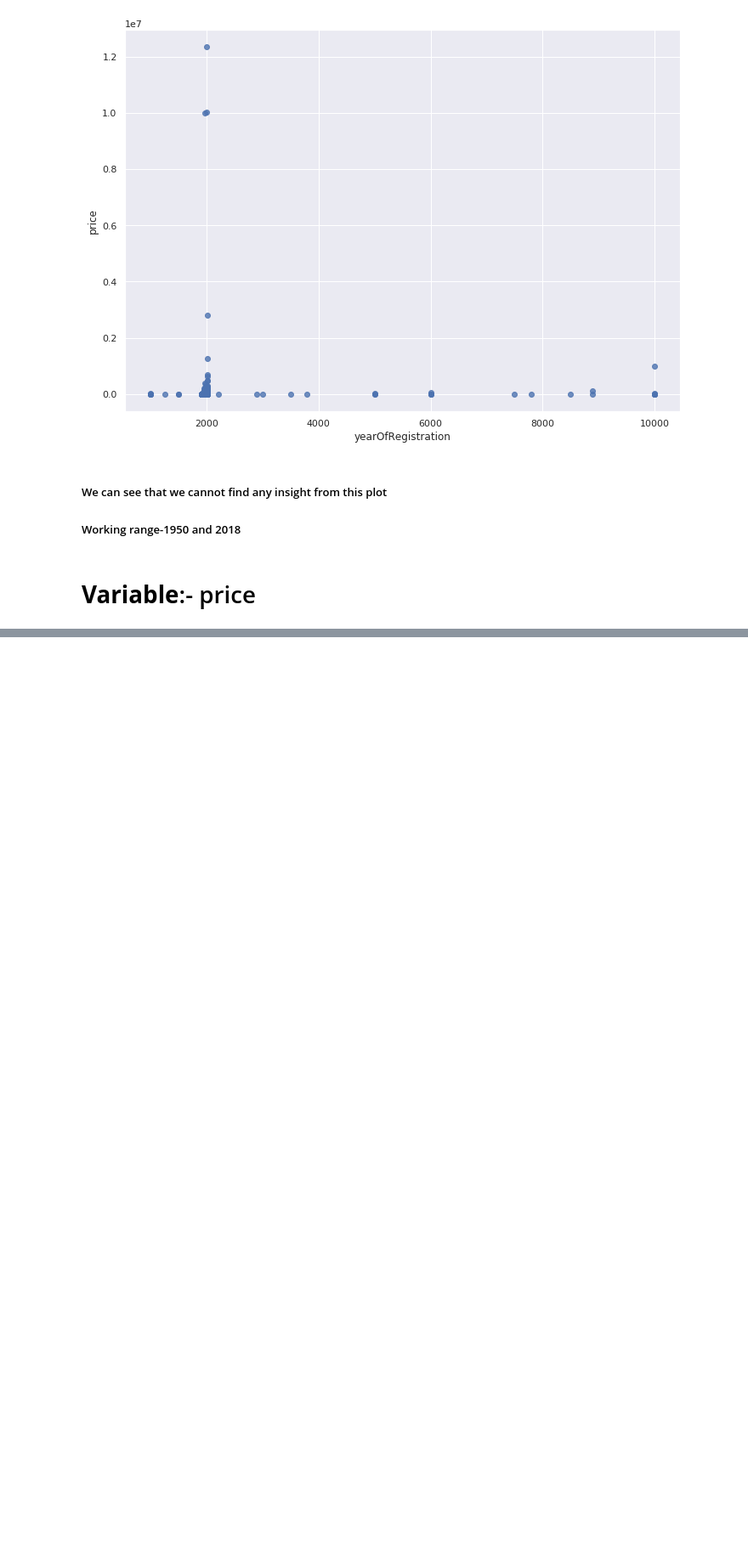
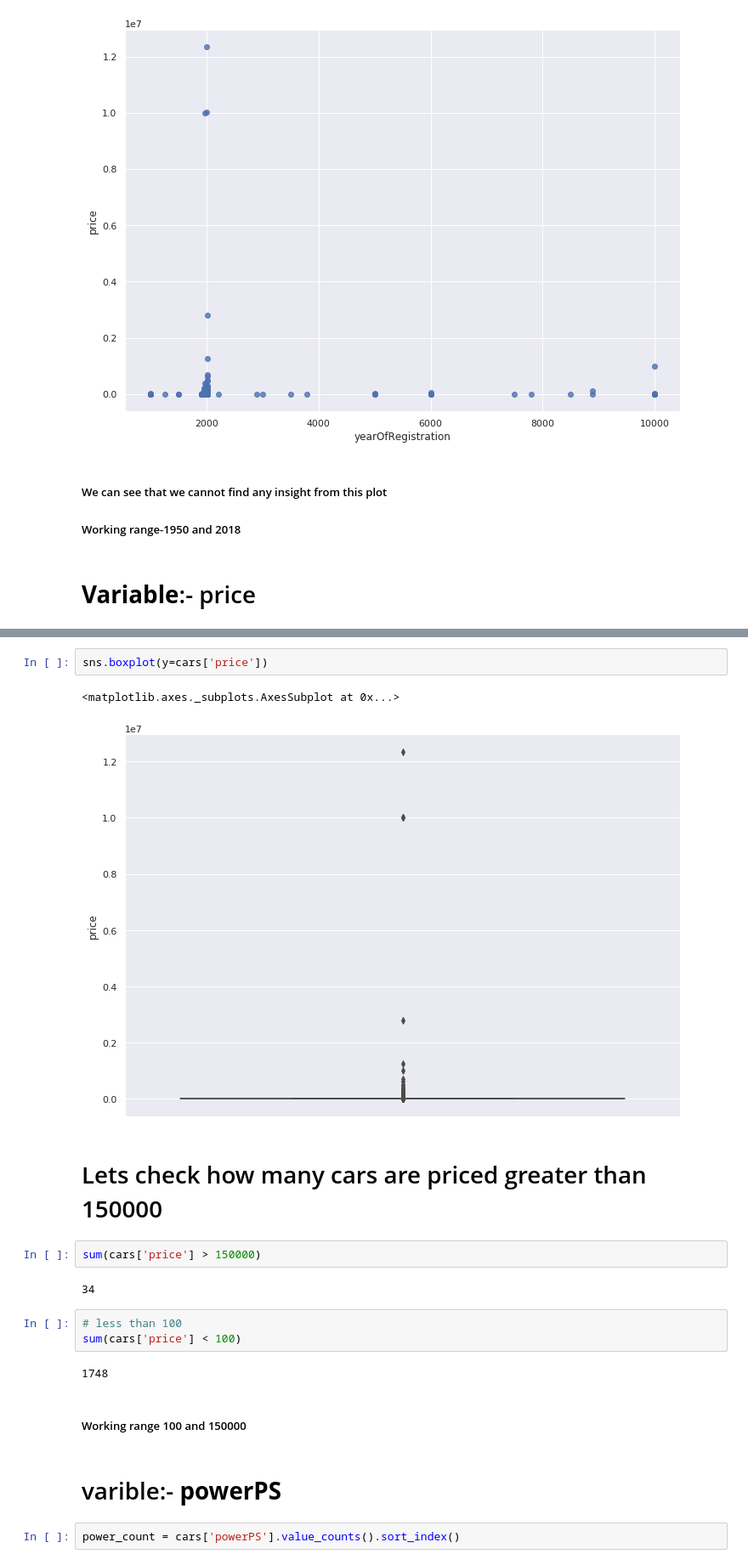
Before and after one commit to ManishShah120/Py4DSci, a Jupyter notebook: Predicting_Price_of_Pre_Owned_Cars.ipynb, the cells around one changed output, grey strips where cells are left out. Shown: that part at 85% size. Saved outputs shown, nothing was run; the diff lists cells and outputs as text; blank space fills up the shorter version.

```diff
--- a/Predicting_Price_of_Pre_Owned_Cars.ipynb
+++ b/Predicting_Price_of_Pre_Owned_Cars.ipynb
@@ -274,0 +313,22 @@ Time Stamp:-15:11
+# %%
+sns.boxplot(y=cars['price'])
+# %% [output]
+<matplotlib.axes._subplots.AxesSubplot at 0x...>
+[figure, added]
+# %% [markdown]
+# Lets check how many cars are priced greater than 150000
+# %%
+sum(cars['price'] > 150000)
+# %% [output]
+34
+# %%
+# less than 100
+sum(cars['price'] < 100)
+# %% [output]
+1748
+# %% [markdown]
+##### Working range 100 and 150000
+# %% [markdown]
+# varible:- **powerPS**
+# %%
+power_count = cars['powerPS'].value_counts().sort_index()
```
Also changed, not shown: parts of 17 cells of this notebook.
